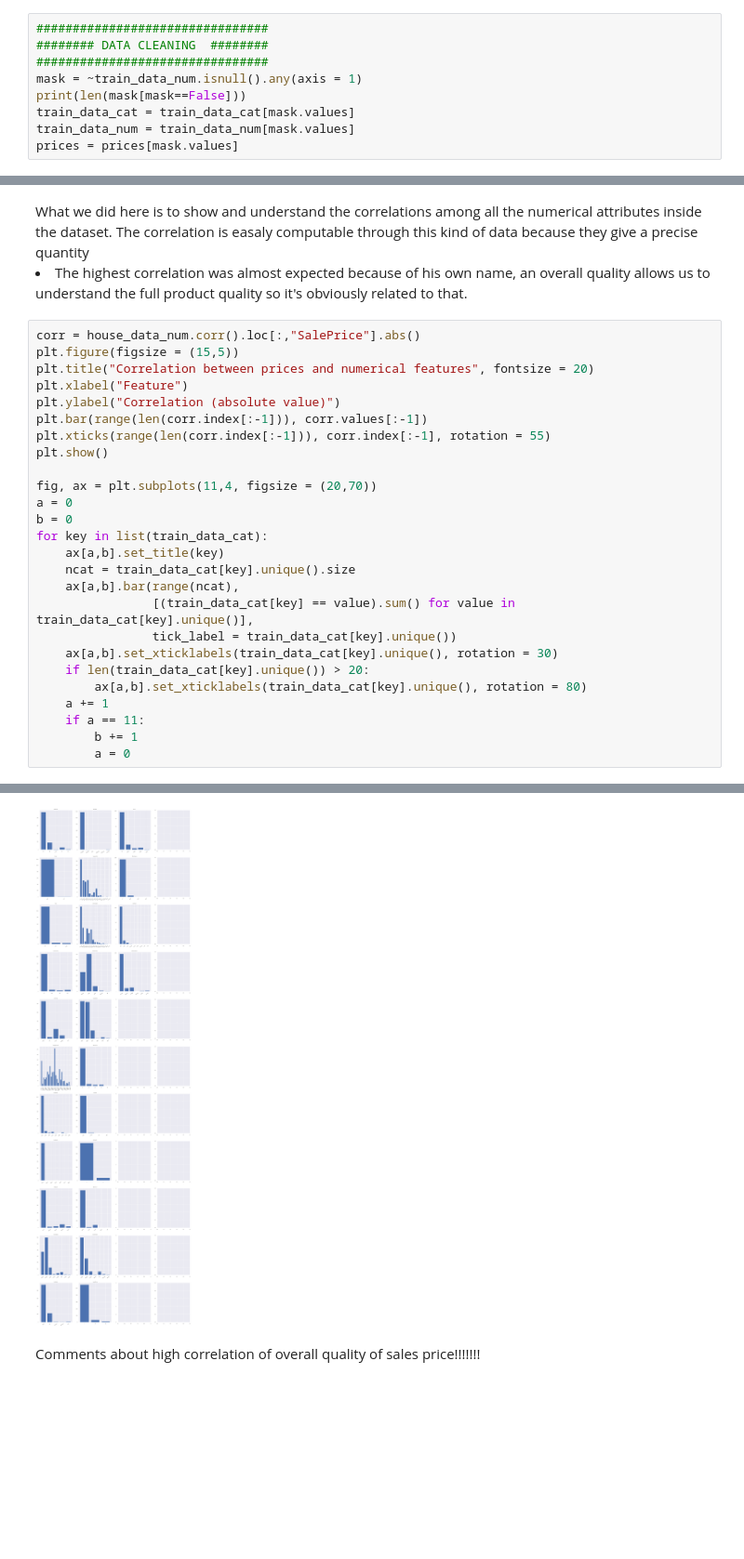
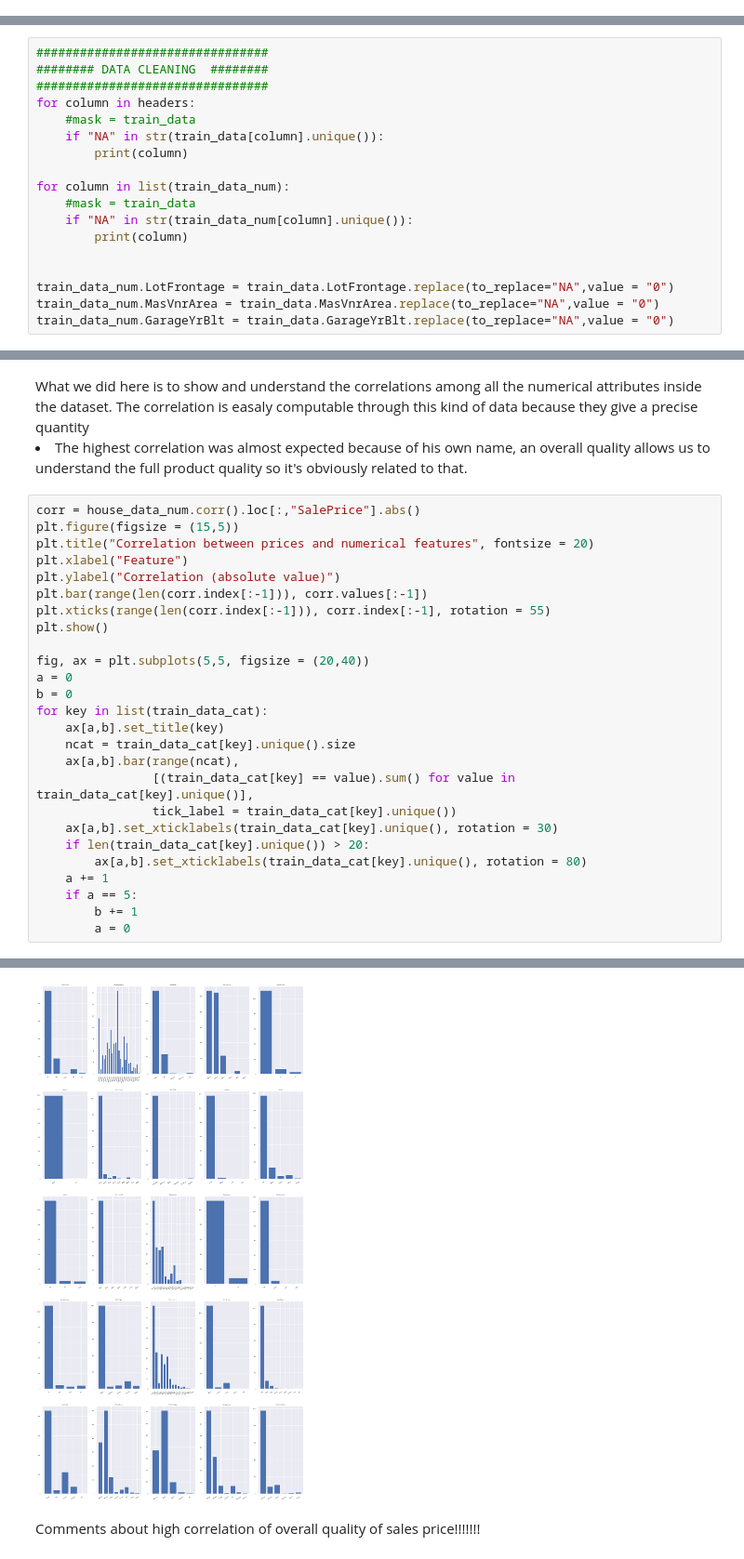
Before and after one commit to pietrOrtuso/Algorithmic-Machine-Learning, a Jupyter notebook: Challenges/House_Pricing/house_pricing_challenge.ipynb, the cells around one changed output, grey strips where cells are left out. Shown at 93% size. Saved outputs shown, nothing was run; the diff lists cells and outputs as text; blank space fills up the shorter version.

```diff
--- a/Challenges/House_Pricing/house_pricing_challenge.ipynb
+++ b/Challenges/House_Pricing/house_pricing_challenge.ipynb
@@ -166,12 +144,3 @@ Name: Functional, Length: 1217, dtype: object
 # %% [markdown]
 <list>
     <li>Errors in type recogntion : LotFrontage recognized as a str instead of int, same problem with maxvsnarea, and yeargarage</li>
-# %%
-################################
-######## DATA CLEANING  ########
-################################
-mask = ~train_data_num.isnull().any(axis = 1)
-print(len(mask[mask==False]))
-train_data_cat = train_data_cat[mask.values]
-train_data_num = train_data_num[mask.values]
-prices = prices[mask.values]
@@ -179,0 +147,18 @@ prices = prices[mask.values]
+# %%
+################################
+######## DATA CLEANING  ########
+################################
+for column in headers:
+    #mask = train_data
+    if "NA" in str(train_data[column].unique()):
+        print(column)
+
+for column in list(train_data_num):
+    #mask = train_data
+    if "NA" in str(train_data_num[column].unique()):
+        print(column)
+
+
+train_data_num.LotFrontage = train_data.LotFrontage.replace(to_replace="NA",value = "0")
+train_data_num.MasVnrArea = train_data.MasVnrArea.replace(to_replace="NA",value = "0")
+train_data_num.GarageYrBlt = train_data.GarageYrBlt.replace(to_replace="NA",value = "0")
@@ -211,7 +221,7 @@ plt.bar(range(len(corr.index[:-1])), corr.values[:-1])
 plt.xticks(range(len(corr.index[:-1])), corr.index[:-1], rotation = 55)
 plt.show()
 
-fig, ax = plt.subplots(11,4, figsize = (20,70))
+fig, ax = plt.subplots(5,5, figsize = (20,40))
 a = 0
 b = 0
 for key in list(train_data_cat):
@@ -224,7 +234,7 @@ for key in list(train_data_cat):
     if len(train_data_cat[key].unique()) > 20:
         ax[a,b].set_xticklabels(train_data_cat[key].unique(), rotation = 80)
     a += 1
-    if a == 11:
+    if a == 5:
         b += 1
         a = 0
 # %% [output]
@@ -232,4 +242,4 @@ for key in list(train_data_cat):
-[figure, old version]
+[figure, new version]
 # %% [markdown]
 Comments about high correlation of overall quality of sales price!!!!!!!
 # %%
```
Also changed, not shown: parts of 16 cells of this notebook, 1 other file.
